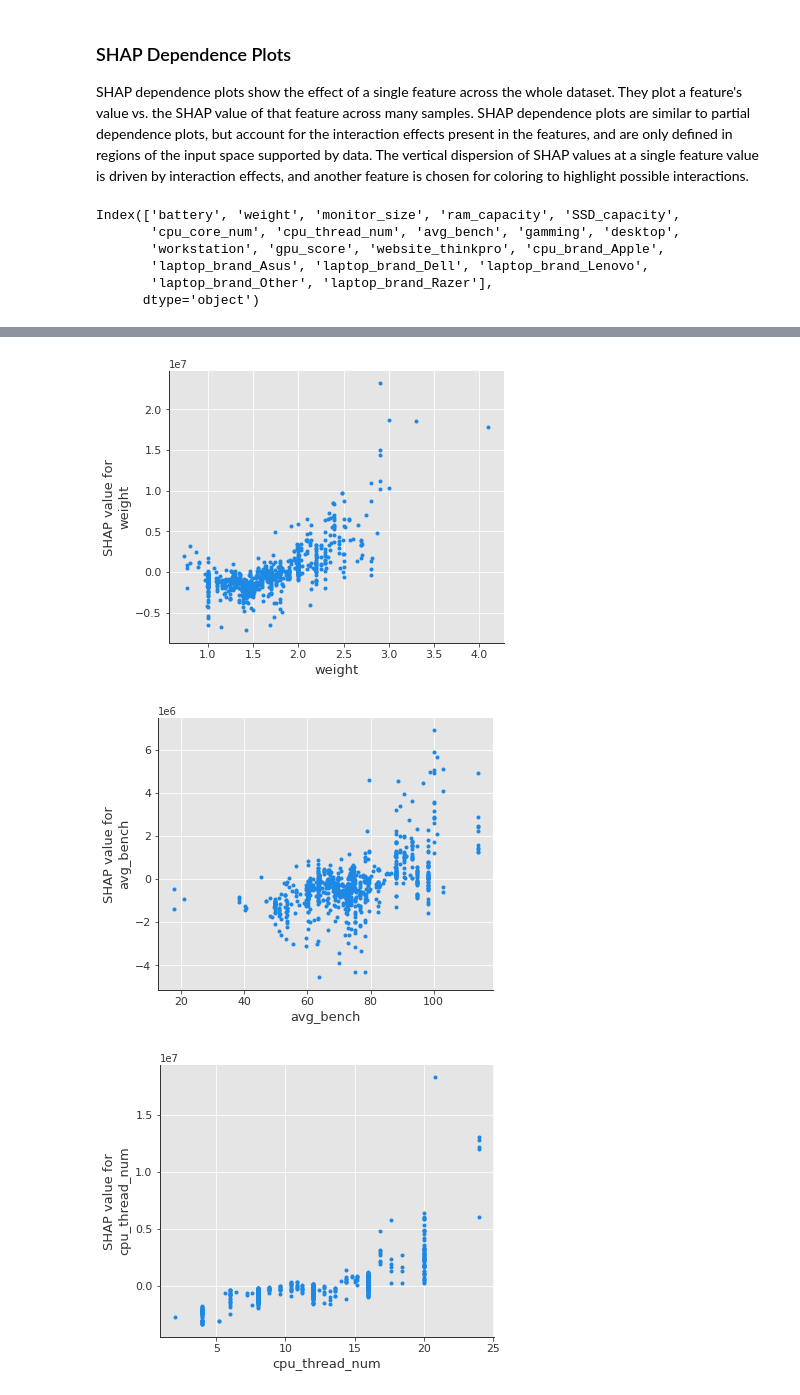
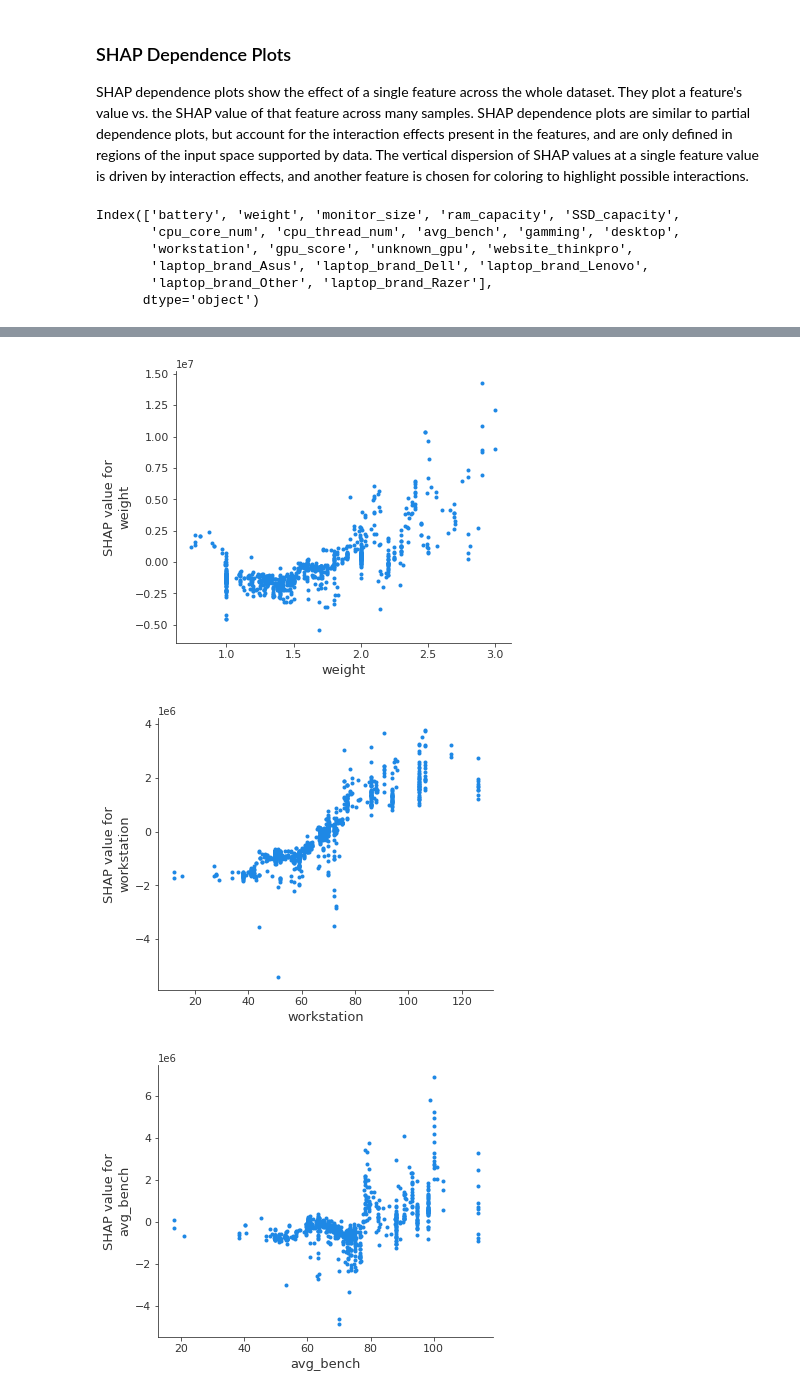
Before and after one commit to tranvuongquocdat/Semester20221_IntroToDataScience_CapstoneProject, a Jupyter notebook: model/XGBoost.ipynb, the cells around one changed output, grey strips where cells are left out. Saved outputs shown, nothing was run; the diff lists cells and outputs as text; code cells hidden in the pictures.

```diff
--- a/model/XGBoost.ipynb
+++ b/model/XGBoost.ipynb
@@ -216,7 +214,10 @@ shap.initjs()
 # %%
 df_train = pd.read_csv('../model/Data used for interpreting/training_set.csv', index_col = 0)
 df_test = pd.read_csv('../model/Data used for interpreting/testing_set.csv', index_col = 0)
-X_train = df_train.drop("price", axis = 1)
-y_train = df_train["price"]
-X_test = df_test.drop("price", axis = 1)
-y_test = df_test["price"]
+X_train_ = df_train.drop("price", axis = 1)
+y_train_ = df_train["price"]
+X_test_ = df_test.drop("price", axis = 1)
+y_test_ = df_test["price"]
+# %%
+tuned_model = xgb.XGBRegressor(max_depth= 5, learning_rate= 0.1471508408547582, n_estimators= 59, min_child_weight= 3, gamma= 9.653367756050492e-07, subsample= 0.776542401776472, colsample_bytree= 0.8, reg_alpha= 0.00021073273828834665, reg_lambda= 0.22597215229803555)
+tuned_model.fit(X_train_, y_train_)
@@ -223,10 +235,10 @@ y_test = df_test["price"]
 # %%
-X = pd.concat([X_train, X_test], axis = 0)
-y = pd.concat([y_train, y_test], axis = 0)
+X = pd.concat([X_train_, X_test_], axis = 0)
+y = pd.concat([y_train_, y_test_], axis = 0)
 # %% [markdown]
 Here we use the Tree SHAP implementation integrated into XGBoost to explain the entire dataset.
 # %%
-explainer = shap.TreeExplainer(default_model)
+explainer = shap.TreeExplainer(tuned_model)
 shap_values = explainer.shap_values(X)
 # %% [markdown]
 #### Visualize a single prediction
@@ -289,11 +306,11 @@ X.columns
 # %% [output]
 Index(['battery', 'weight', 'monitor_size', 'ram_capacity', 'SSD_capacity',
        'cpu_core_num', 'cpu_thread_num', 'avg_bench', 'gamming', 'desktop',
-       'workstation', 'gpu_score', 'website_thinkpro', 'cpu_brand_Apple',
+       'workstation', 'gpu_score', 'unknown_gpu', 'website_thinkpro',
        'laptop_brand_Asus', 'laptop_brand_Dell', 'laptop_brand_Lenovo',
        'laptop_brand_Other', 'laptop_brand_Razer'],
       dtype='object')
 # %%
-for name in ['battery', 'SSD_capacity', 'ram_capacity', 'gpu_score', 'weight', 'avg_bench', 'cpu_thread_num']:
+for name in ['battery', 'SSD_capacity', 'ram_capacity', 'gpu_score', 'weight', 'workstation', 'avg_bench', 'cpu_thread_num', 'monitor_size']:
     shap.dependence_plot(name, shap_values, X, interaction_index=None)
 # %% [output]
@@ -304,3 +321,3 @@ for name in ['battery', 'SSD_capacity', 'ram_capacity', 'gpu_score', 'weight', '
-[figure, old version]
+[figure, new version]
-[figure, old version]
+[figure, new version]
-[figure, old version]
+[figure, new version]
```
Also changed, not shown: parts of 20 cells of this notebook, 2 other files.
